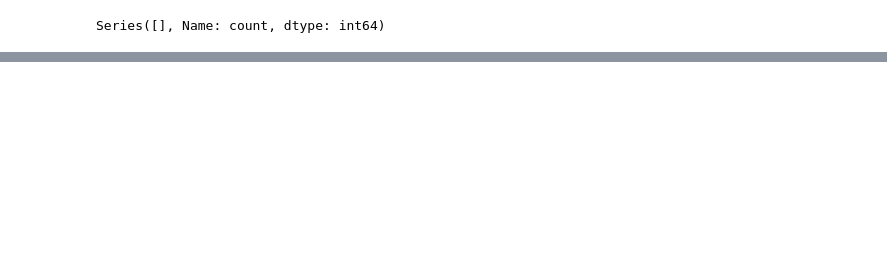
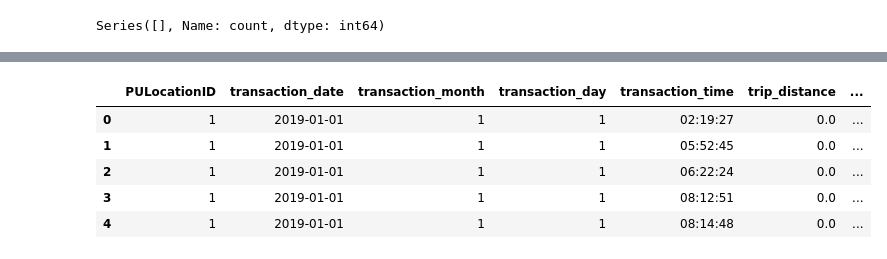
Before and after one commit to Laba-hub/New-York-Taxi-Analysis, a Jupyter notebook: Presentable notebook.ipynb, the cells around one changed output, grey strips where cells are left out. Drawn from its saved outputs; the diff is of its cells as text; code cells hidden in the pictures; blank space fills up the shorter version.

```diff
--- a/Presentable notebook.ipynb
+++ b/Presentable notebook.ipynb
@@ -315,0 +335,9 @@ Series([], Name: count, dtype: int64)
+# %%
+taxi_df_group_by_region.head()
+# %% [output]
+|  | PULocationID | transaction_date | transaction_month | transaction_day | transaction_time | trip_distance | ... |
+| 0 | 1 | 2019-01-01 | 1 | 1 | 02:19:27 | 0.0 | ... |
+| 1 | 1 | 2019-01-01 | 1 | 1 | 05:52:45 | 0.0 | ... |
+| 2 | 1 | 2019-01-01 | 1 | 1 | 06:22:24 | 0.0 | ... |
+| 3 | 1 | 2019-01-01 | 1 | 1 | 08:12:51 | 0.0 | ... |
+| 4 | 1 | 2019-01-01 | 1 | 1 | 08:14:48 | 0.0 | ... |
```
Also changed, not shown: parts of 8 cells of this notebook.
